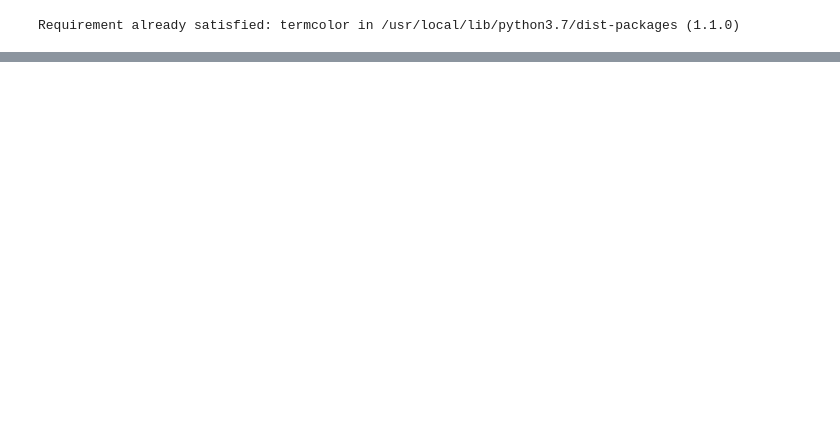
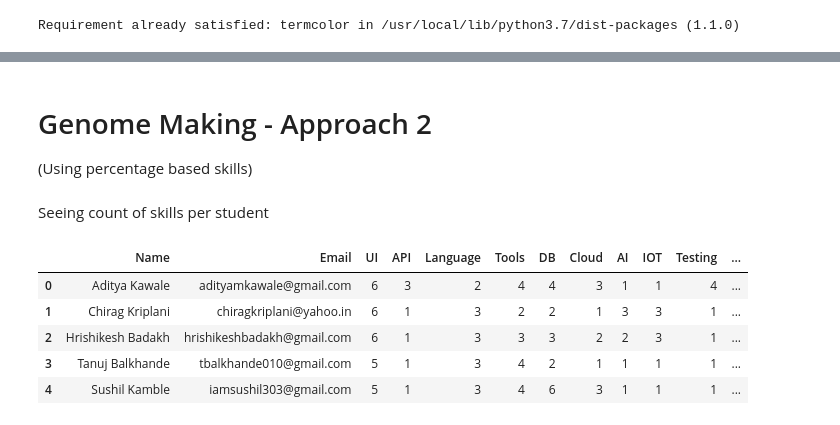
Before and after one commit to aditya26091999/best-team-prediction-genetic-algorithm, a Jupyter notebook: genetic_algorithm_teamselection.ipynb, the cells around one changed output, grey strips where cells are left out. Cells and saved outputs as stored; diff of their text form; code cells hidden in the pictures; blank space fills up the shorter version.

```diff
--- a/genetic_algorithm_teamselection.ipynb
+++ b/genetic_algorithm_teamselection.ipynb
@@ -59,0 +68,24 @@ Preprocessed dataset shape : (78, 12)
+# %%
+genome_columns = ['Name','Email','FrontEnd','BackEnd','Databases','Testing','Cloud','AI','IOT','ProjectManagement']
+skill_set = ['FrontEnd','BackEnd','Databases','Testing','Cloud','AI','IOT','ProjectManagement']
+genome_dataset = pd.DataFrame(columns=genome_columns)
+
+for student in dataset.values:
+  student_name = student[0]
+  student_email= student[1]
+  student_skillset = student[11].replace(" ","").split(',')
+  temp_dict = dict()
+  temp_dict['Name'] = student_name
+  temp_dict['Email'] = student_email
+  for i in skill_set:
+    if i in student_skillset:
+      temp_dict[i]=1
+    else:
+      temp_dict[i]=0
+  genome_dataset = genome_dataset.append(temp_dict,ignore_index=True)
+
+display(genome_dataset.head())
+
+print(colored("\nShape of genome dataframe : {}".format(str(genome_dataset.shape)),"blue"))
+
+display(genome_dataset.describe().T)
@@ -59,0 +111,25 @@ Preprocessed dataset shape : (78, 12)
+# %% [markdown]
+# Genome Making - Approach 2
+(Using percentage based skills)
+# %% [markdown]
+Seeing count of skills per student
+# %%
+genome_columns = ['Name','Email','UI', 'API', 'Language', 'Tools', 'DB', 'Cloud', 'AI','IOT', 'Testing']
+genome_dataset = pd.DataFrame(columns=genome_columns)
+
+dataset.replace(np.nan, "",inplace=True)
+
+dataset_copy = dataset.copy(deep=True)
+
+for j in dataset_copy.columns[2:-1]:
+  for i,val in enumerate(dataset_copy[j]):
+      dataset_copy[j][i] = len(val.replace(" ","").split(','))
+
+display(dataset_copy.head())
+# %% [output]
+|  | Name | Email | UI | API | Language | Tools | DB | Cloud | AI | IOT | Testing | ... |
+| 0 | Aditya Kawale | adityamkawale@gmail.com | 6 | 3 | 2 | 4 | 4 | 3 | 1 | 1 | 4 | ... |
+| 1 | Chirag Kriplani | chiragkriplani@yahoo.in | 6 | 1 | 3 | 2 | 2 | 1 | 3 | 3 | 1 | ... |
+| 2 | Hrishikesh Badakh | hrishikeshbadakh@gmail.com | 6 | 1 | 3 | 3 | 3 | 2 | 2 | 3 | 1 | ... |
+| 3 | Tanuj Balkhande | tbalkhande010@gmail.com | 5 | 1 | 3 | 4 | 2 | 1 | 1 | 1 | 1 | ... |
+| 4 | Sushil Kamble | iamsushil303@gmail.com | 5 | 1 | 3 | 4 | 6 | 3 | 1 | 1 | 1 | ... |
```
Also changed, not shown: parts of 17 cells of this notebook.
